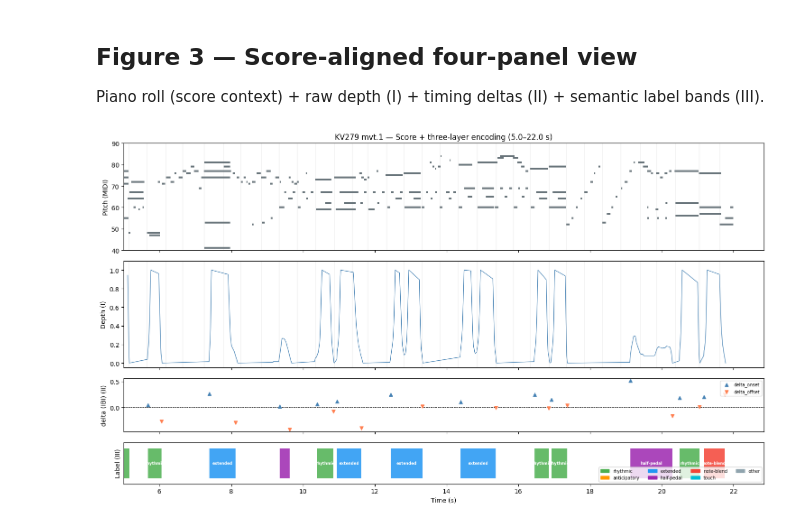
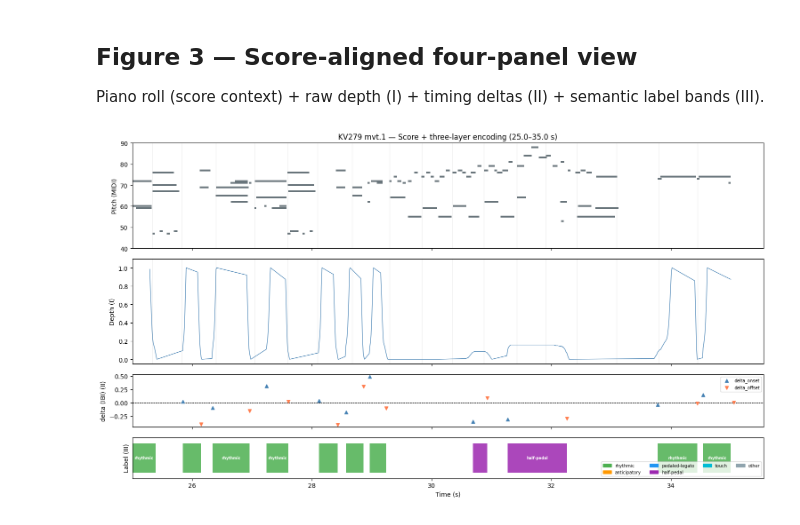
Before and after one commit to homework36/pedal-encoding-demo, a Jupyter notebook: notebooks/02_layer_framework.ipynb, the cells around one changed output. Cells and saved outputs as stored; diff of their text form; code cells hidden in the pictures.

```diff
--- a/notebooks/02_layer_framework.ipynb
+++ b/notebooks/02_layer_framework.ipynb
@@ -91,14 +144,14 @@ Label distribution:
 
 Piano roll (score context) + raw depth (I) + timing deltas (II) + semantic label bands (III).
 # %%
-T_START, T_END = 5.0, 22.0
+T_START, T_END = 25.0, 35.0
 
 LABEL_COLORS = {
     'rhythmic':     '#4CAF50',
     'anticipatory': '#FF9800',
-    'extended':     '#2196F3',
+    'pedaled-legato': '#2196F3',
     'half-pedal':   '#9C27B0',
-    'note-blend':   '#F44336',
+
     'touch':        '#00BCD4',
     'other':        '#90A4AE',
 }
@@ -142,31 +195,31 @@ for ev in events:
         kw_on  = dict(label='delta_onset')  if 'on'  not in seen else {}
         kw_off = dict(label='delta_offset') if 'off' not in seen else {}
         ax.scatter(ev.onset_sec,  ev.delta_onset,  marker='^', s=28,
                    color='steelblue', zorder=3, **kw_on)
         ax.scatter(ev.offset_sec, ev.delta_offset, marker='v', s=28,
                    color='coral',     zorder=3, **kw_off)
         seen.update(['on', 'off'])
 ax.axhline(0, color='k', lw=0.7, ls='--')
 ax.set_ylabel('delta (IBI) (II)')
 ax.legend(fontsize=7, loc='upper right')
 
 # ── Panel 3: Layer III labels ─────────────────────────────────────────────────
 ax = axes[3]
 ax.set_ylim(0, 1); ax.set_yticks([])
 for ev in events:
     if ev.offset_sec < T_START or ev.onset_sec > T_END: continue
     x0 = max(ev.onset_sec, T_START); x1 = min(ev.offset_sec, T_END)
     primary = ev.labels[0] if ev.labels else 'other'
     ax.barh(0.5, x1 - x0, left=x0, height=0.72,
             color=LABEL_COLORS.get(primary, '#90A4AE'), alpha=0.85)
     if x1 - x0 > 0.35:
         ax.text((x0+x1)/2, 0.5, primary, ha='center', va='center',
                 fontsize=6, color='white', fontweight='bold')
 ax.set_ylabel('Label (III)'); ax.set_xlabel('Time (s)')
 
 patches = [mpatches.Patch(color=c, label=l) for l, c in LABEL_COLORS.items()]
 ax.legend(handles=patches, loc='lower right', fontsize=7, ncol=4)
 
 plt.tight_layout(); plt.show()
 # %% [output]
-[figure, old version]
+[figure, new version]
```
Also changed, not shown: parts of 5 cells of this notebook, 4 other files.
